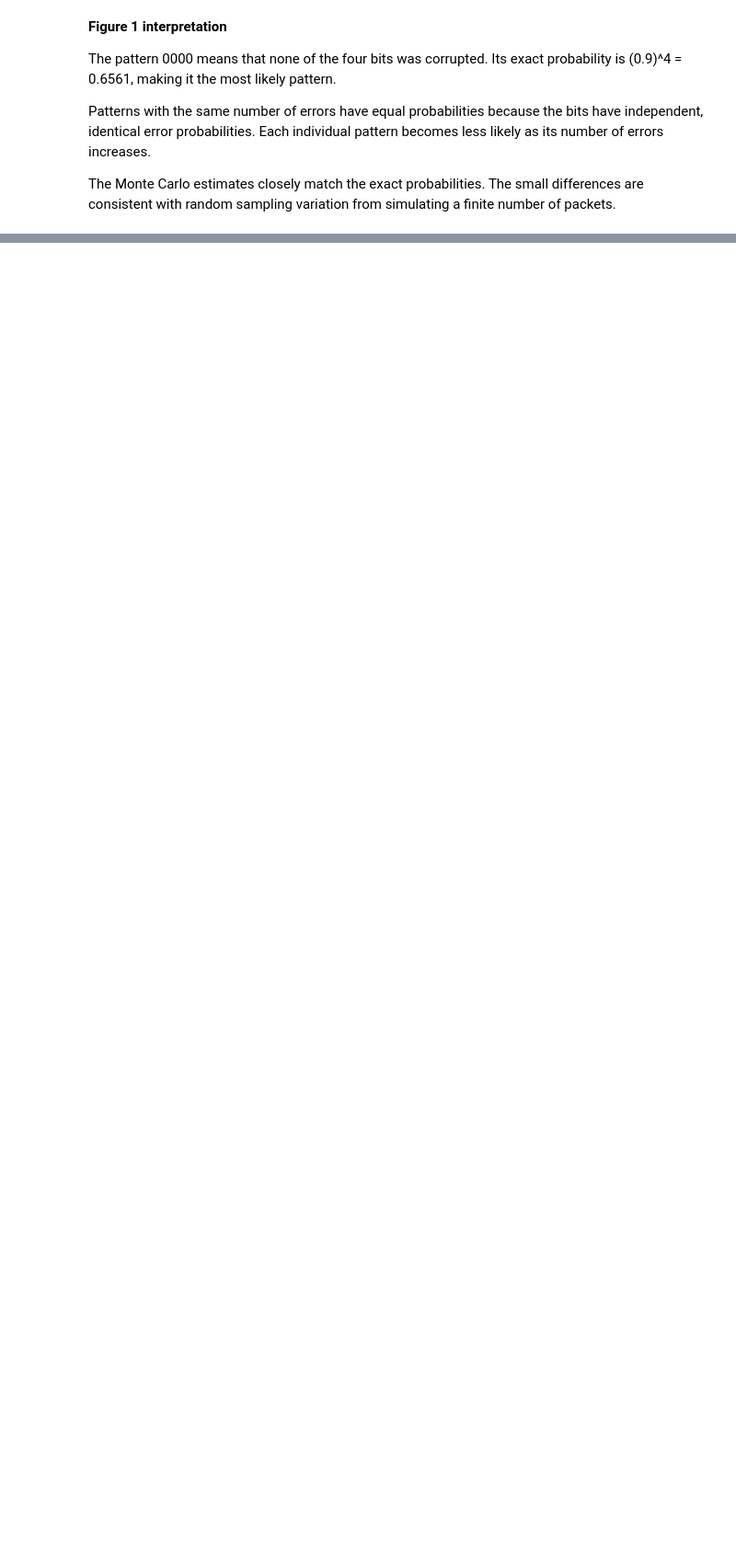
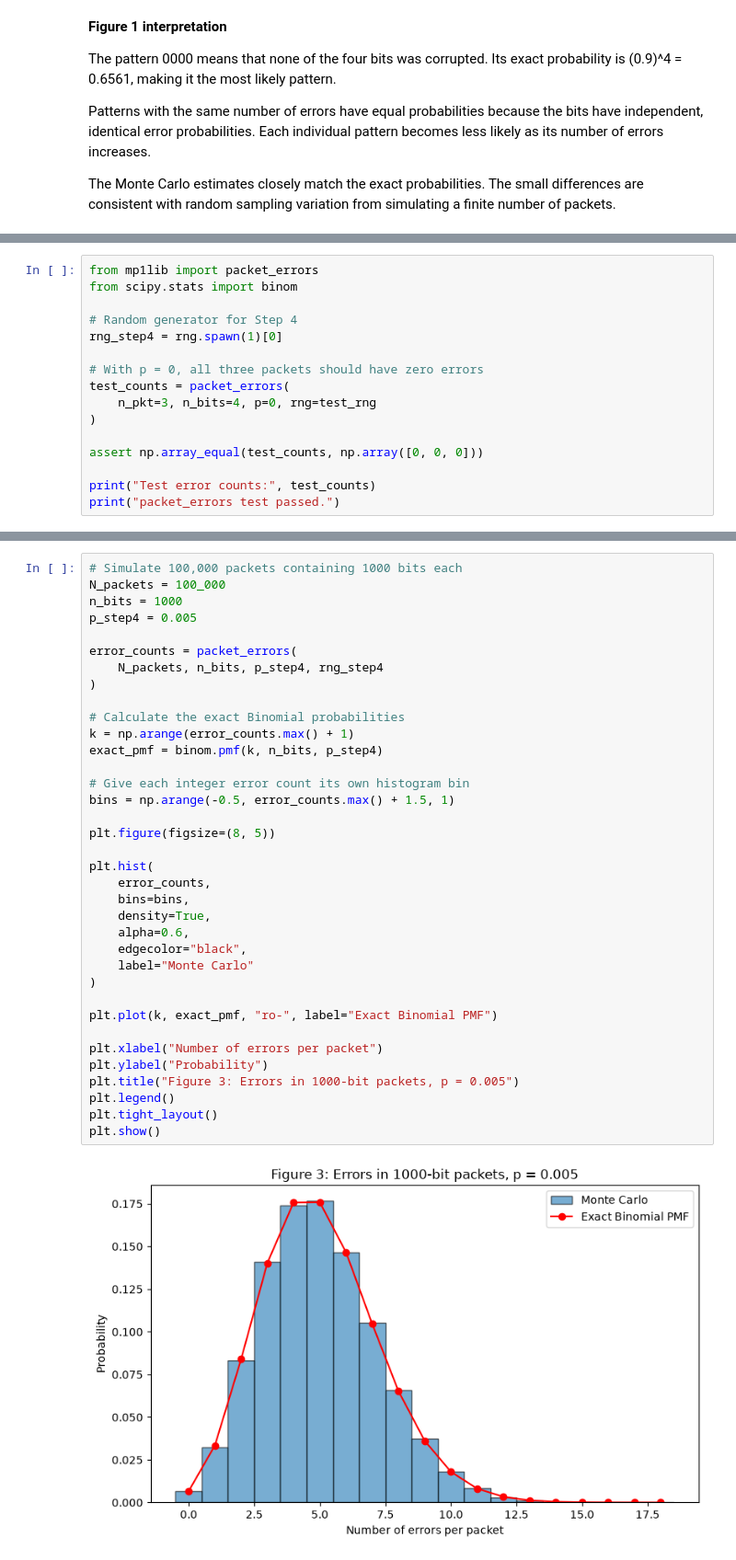
Before and after one commit to ludypalacios/mp1, a Jupyter notebook: mp1.ipynb, the cells around one changed output, grey strips where cells are left out. Shown at 92% size. Drawn from its saved outputs; the diff is of its cells as text; blank space fills up the shorter version.

```diff
--- a/mp1.ipynb
+++ b/mp1.ipynb
@@ -504,0 +861,16 @@ from simulating a finite number of packets.
+# %%
+from mp1lib import packet_errors
+from scipy.stats import binom
+
+# Random generator for Step 4
+rng_step4 = rng.spawn(1)[0]
+
+# With p = 0, all three packets should have zero errors
+test_counts = packet_errors(
+    n_pkt=3, n_bits=4, p=0, rng=test_rng
+)
+
+assert np.array_equal(test_counts, np.array([0, 0, 0]))
+
+print("Test error counts:", test_counts)
+print("packet_errors test passed.")
@@ -504,0 +882,38 @@ from simulating a finite number of packets.
+# %%
+# Simulate 100,000 packets containing 1000 bits each
+N_packets = 100_000
+n_bits = 1000
+p_step4 = 0.005
+
+error_counts = packet_errors(
+    N_packets, n_bits, p_step4, rng_step4
+)
+
+# Calculate the exact Binomial probabilities
+k = np.arange(error_counts.max() + 1)
+exact_pmf = binom.pmf(k, n_bits, p_step4)
+
+# Give each integer error count its own histogram bin
+bins = np.arange(-0.5, error_counts.max() + 1.5, 1)
+
+plt.figure(figsize=(8, 5))
+
+plt.hist(
+    error_counts,
+    bins=bins,
+    density=True,
+    alpha=0.6,
+    edgecolor="black",
+    label="Monte Carlo"
+)
+
+plt.plot(k, exact_pmf, "ro-", label="Exact Binomial PMF")
+
+plt.xlabel("Number of errors per packet")
+plt.ylabel("Probability")
+plt.title("Figure 3: Errors in 1000-bit packets, p = 0.005")
+plt.legend()
+plt.tight_layout()
+plt.show()
+# %% [output]
+[figure, added]
```
Also changed, not shown: parts of 22 cells of this notebook, 1 other file.
